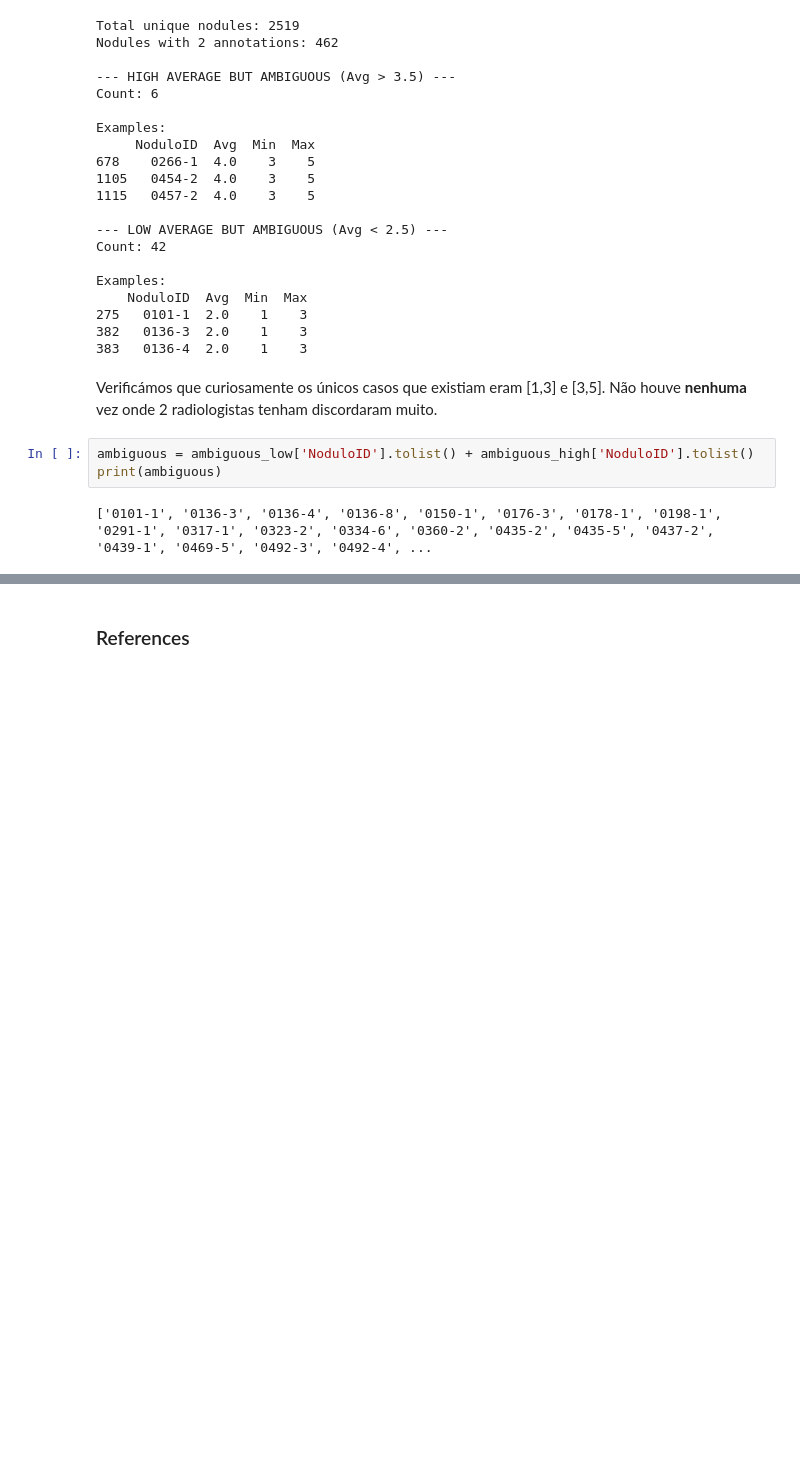
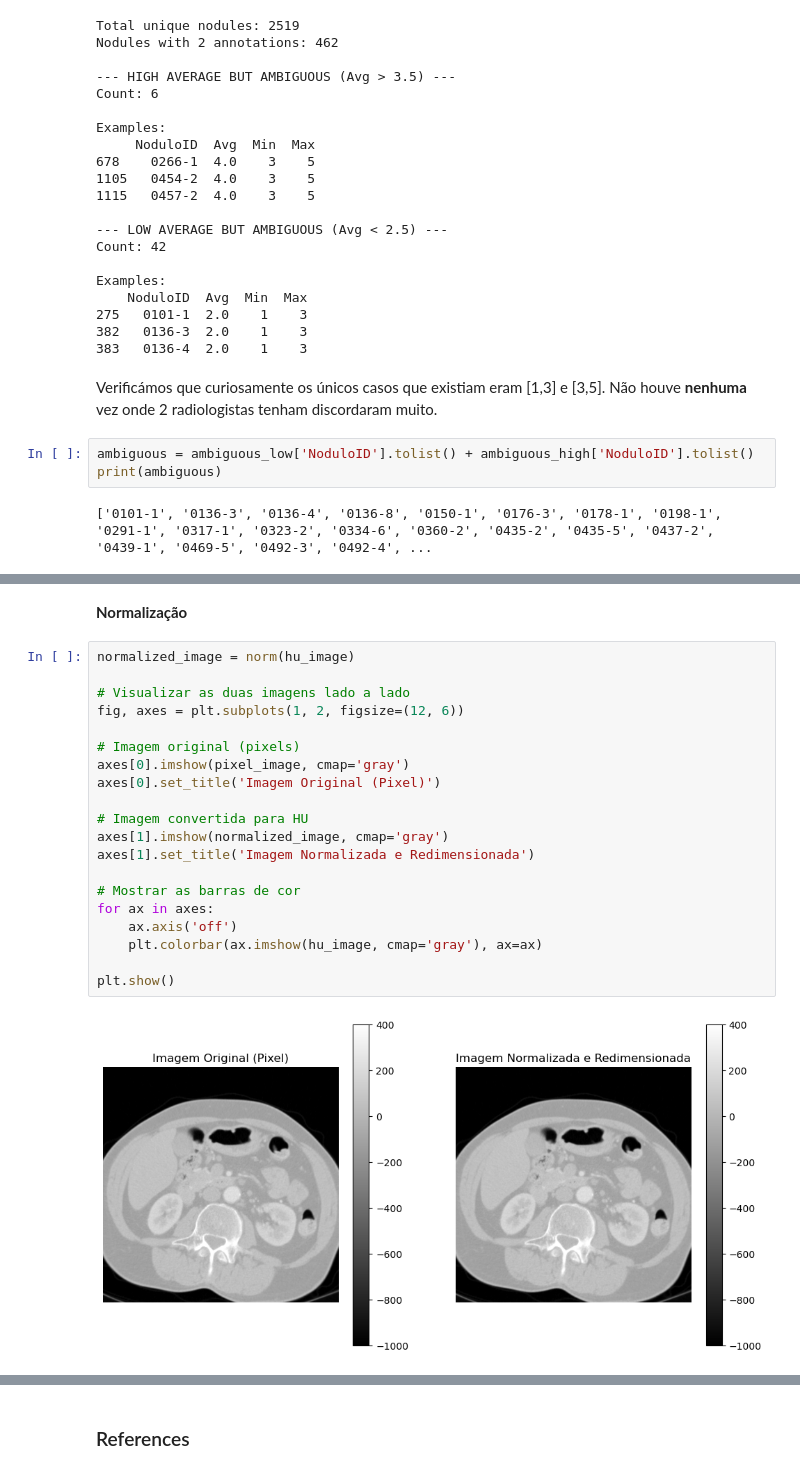
Before and after one commit to francisca005/Lung-Cancer-Classification, a Jupyter notebook: notebook.ipynb, the cells around one changed output, grey strips where cells are left out. Cells and saved outputs as stored; diff of their text form; blank space fills up the shorter version.

```diff
--- a/notebook.ipynb
+++ b/notebook.ipynb
@@ -978,0 +1110,24 @@ df_filtered
+# %% [markdown]
+**Normalização**
+# %%
+normalized_image = norm(hu_image)
+
+# Visualizar as duas imagens lado a lado
+fig, axes = plt.subplots(1, 2, figsize=(12, 6))
+
+# Imagem original (pixels)
+axes[0].imshow(pixel_image, cmap='gray')
+axes[0].set_title('Imagem Original (Pixel)')
+
+# Imagem convertida para HU
+axes[1].imshow(normalized_image, cmap='gray')
+axes[1].set_title('Imagem Normalizada e Redimensionada')
+
+# Mostrar as barras de cor
+for ax in axes:
+    ax.axis('off')
+    plt.colorbar(ax.imshow(hu_image, cmap='gray'), ax=ax)
+
+plt.show()
+# %% [output]
+[figure, added]
```
Also changed, not shown: parts of 32 cells of this notebook.
